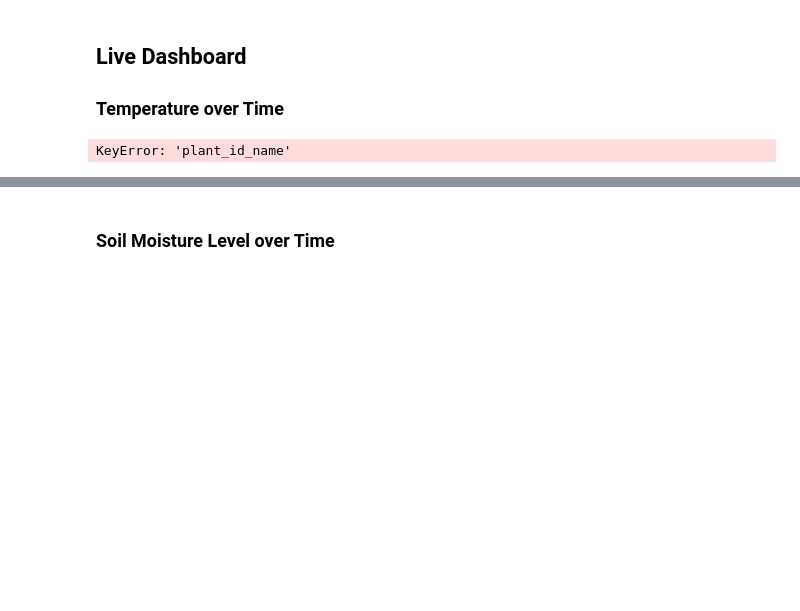
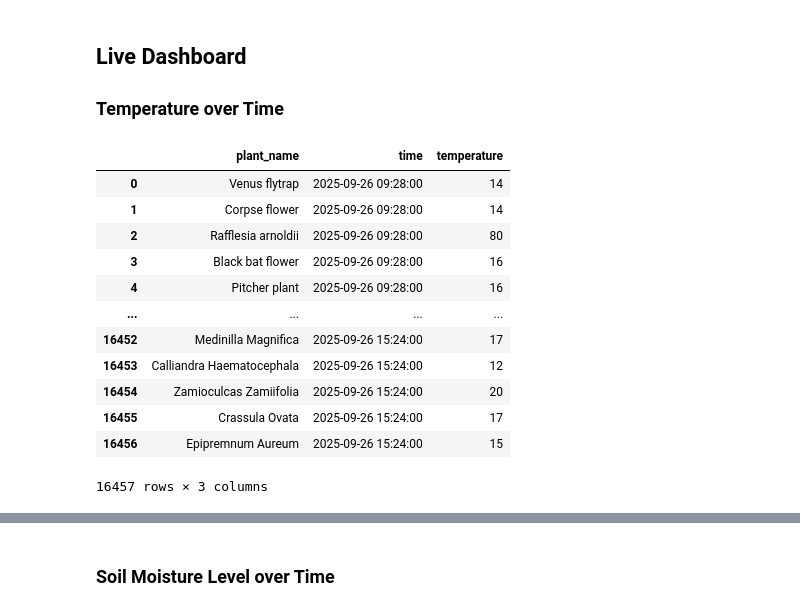
Before and after one commit to Midul123/seljkfcq-Week-13-Group-Project, a Jupyter notebook: dashboard/notebooks/mitali.ipynb, the cells around one changed output, grey strips where cells are left out. Cells and saved outputs as stored; diff of their text form; code cells hidden in the pictures; blank space fills up the shorter version.

```diff
--- a/dashboard/notebooks/mitali.ipynb
+++ b/dashboard/notebooks/mitali.ipynb
@@ -64,12 +64,24 @@ recordings
 ### Temperature over Time
 # %%
 temp_recordings = pd.concat(
-    [recordings["plant_id_name"], pd.to_datetime(recordings["recording_taken"]), recordings["temperature"]], axis=1)
+    [recordings["plant_name"], pd.to_datetime(recordings["recording_taken"]), recordings["temperature"]], axis=1)
 temp_recordings = temp_recordings.rename(columns={"recording_taken": "time"})
 temp_recordings["time"] = temp_recordings["time"].dt.floor('min')
 temp_recordings
 # %% [output]
+|  | plant_name | time | temperature |
+| 0 | Venus flytrap | 2025-09-26 09:28:00 | 14 |
+| 1 | Corpse flower | 2025-09-26 09:28:00 | 14 |
+| 2 | Rafflesia arnoldii | 2025-09-26 09:28:00 | 80 |
+| 3 | Black bat flower | 2025-09-26 09:28:00 | 16 |
+| 4 | Pitcher plant | 2025-09-26 09:28:00 | 16 |
+| ... | ... | ... | ... |
+| 16452 | Medinilla Magnifica | 2025-09-26 15:24:00 | 17 |
+| 16453 | Calliandra Haematocephala | 2025-09-26 15:24:00 | 12 |
+| 16454 | Zamioculcas Zamiifolia | 2025-09-26 15:24:00 | 20 |
+| 16455 | Crassula Ovata | 2025-09-26 15:24:00 | 17 |
+| 16456 | Epipremnum Aureum | 2025-09-26 15:24:00 | 15 |
-KeyError: 'plant_id_name'
+16457 rows × 3 columns
 # %%
 alt.Chart(temp_recordings, title="Temperature over Time").mark_line().encode(
     x="time:T",
```
Also changed, not shown: parts of 3 cells of this notebook, 6 other files.
